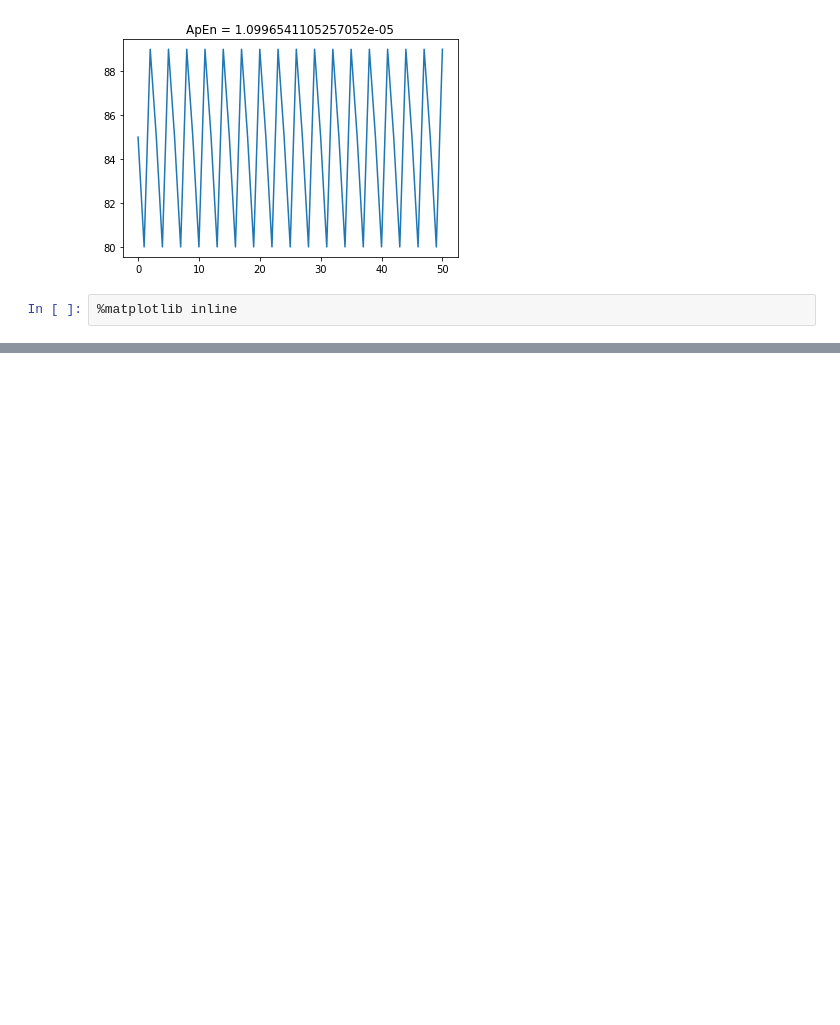
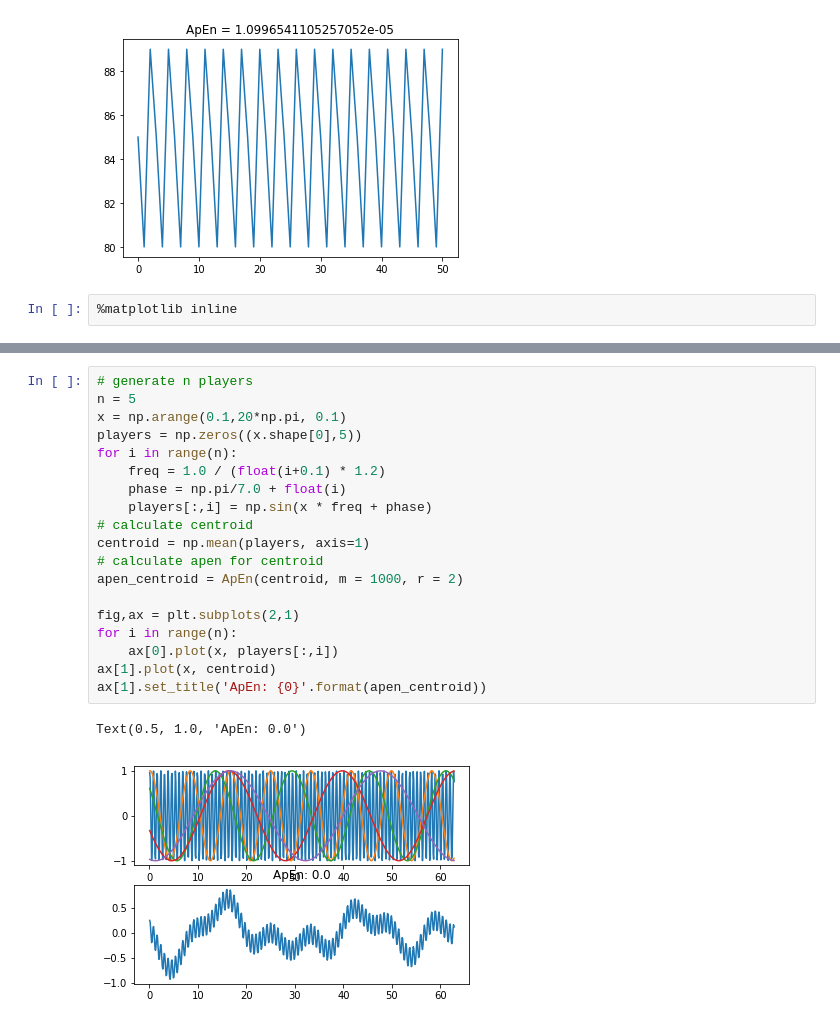
Before and after one commit to robertreingit/dshs_pythongroup, a Jupyter notebook: apen_01.ipynb, the cells around one changed output, grey strips where cells are left out. Saved outputs shown, nothing was run; the diff lists cells and outputs as text; blank space fills up the shorter version.

```diff
--- a/apen_01.ipynb
+++ b/apen_01.ipynb
@@ -11,0 +23,22 @@ Populating the interactive namespace from numpy and matplotlib
+# %%
+# generate n players
+n = 5
+x = np.arange(0.1,20*np.pi, 0.1)
+players = np.zeros((x.shape[0],5))
+for i in range(n):
+    freq = 1.0 / (float(i+0.1) * 1.2)
+    phase = np.pi/7.0 + float(i)
+    players[:,i] = np.sin(x * freq + phase)
+# calculate centroid
+centroid = np.mean(players, axis=1)
+# calculate apen for centroid
+apen_centroid = ApEn(centroid, m = 1000, r = 2)
+
+fig,ax = plt.subplots(2,1)
+for i in range(n):
+    ax[0].plot(x, players[:,i])
+ax[1].plot(x, centroid)
+ax[1].set_title('ApEn: {0}'.format(apen_centroid))
+# %% [output]
+Text(0.5, 1.0, 'ApEn: 0.0')
+[figure, added]
```
Also changed, not shown: parts of 4 cells of this notebook.
